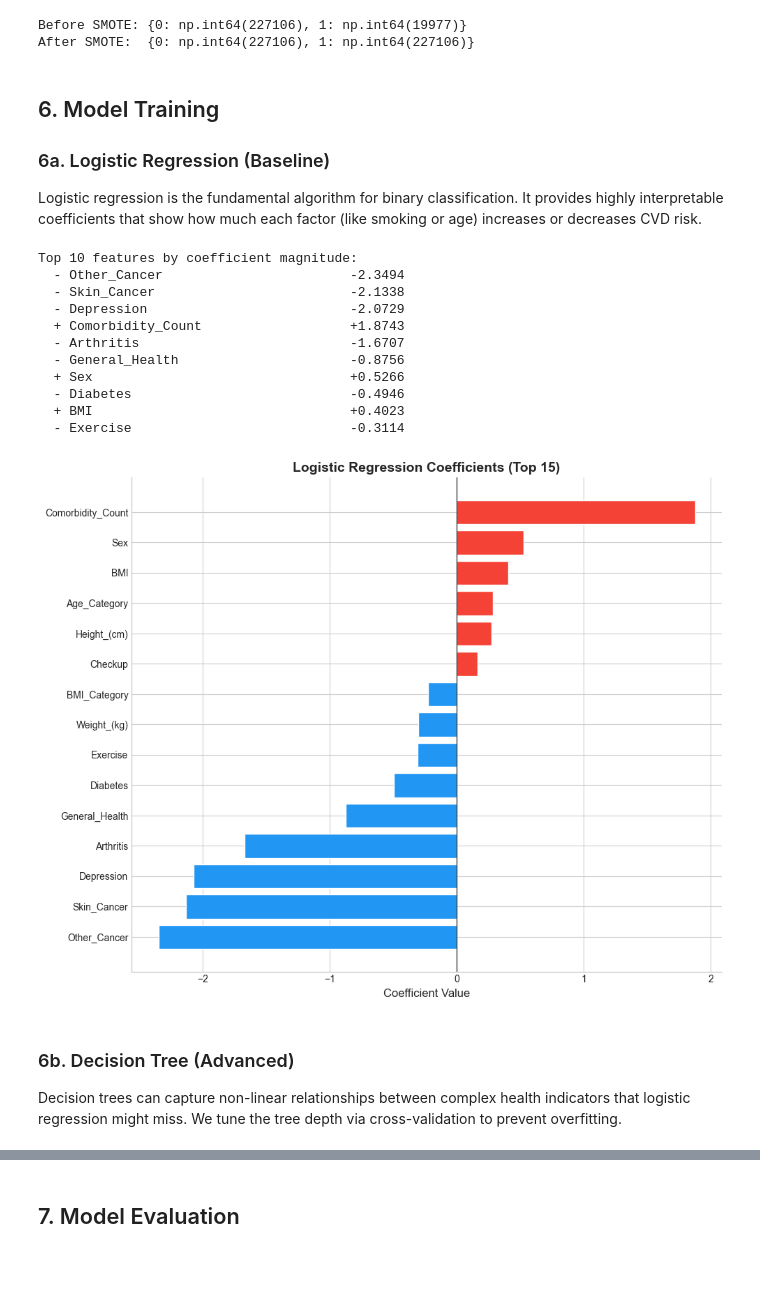
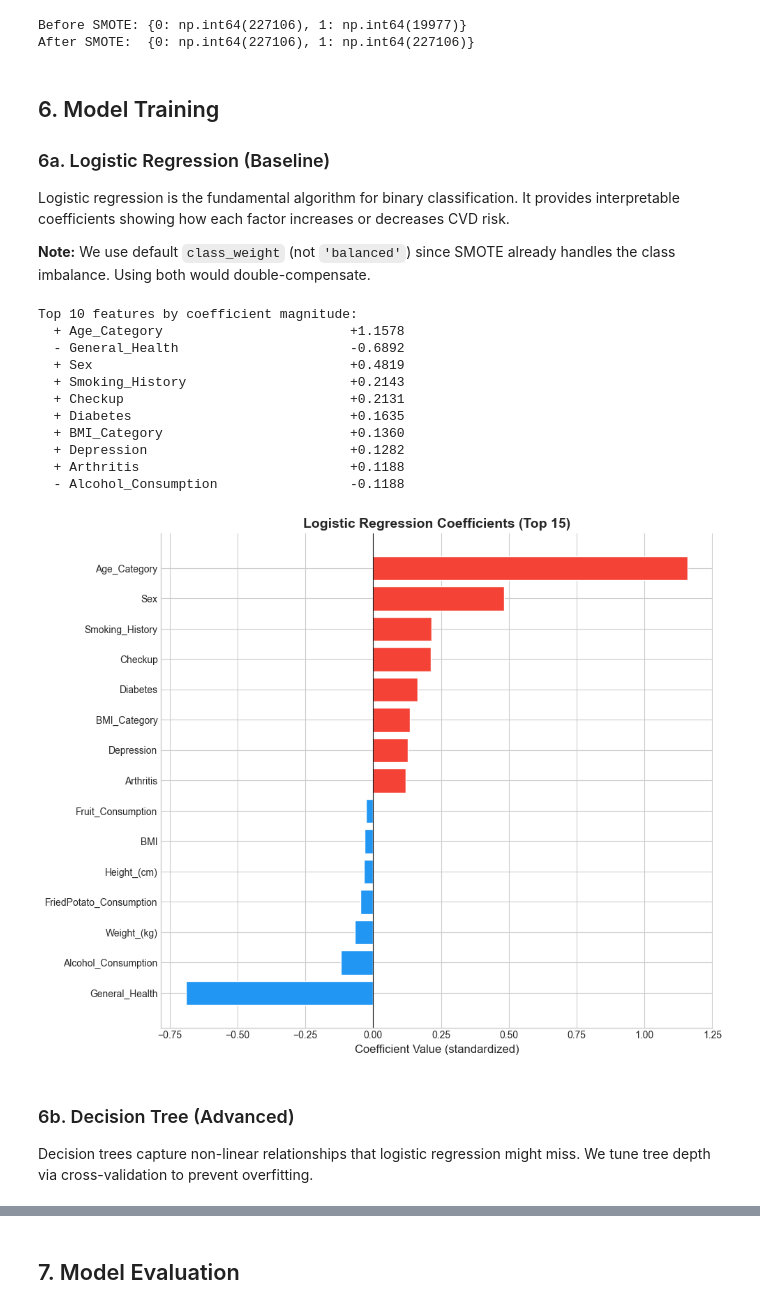
Before and after one commit to bkdevart/cardiovascular_disease_risk, a Jupyter notebook: cvd_pipeline.ipynb, the cells around one changed output, grey strips where cells are left out. Saved outputs shown, nothing was run; the diff lists cells and outputs as text; code cells hidden in the pictures; blank space fills up the shorter version.

```diff
--- a/cvd_pipeline.ipynb
+++ b/cvd_pipeline.ipynb
@@ -244,7 +249,8 @@ for col in num_cols:
     Q1 = df_proc[col].quantile(0.25)
     Q3 = df_proc[col].quantile(0.75)
     IQR = Q3 - Q1
-    lower, upper = Q1 - 1.5 * IQR, Q3 + 1.5 * IQR
+    lower = max(Q1 - 1.5 * IQR, 0)  # Floor at 0
+    upper = Q3 + 1.5 * IQR
     n_outliers = ((df_proc[col] < lower) | (df_proc[col] > upper)).sum()
     if n_outliers > 0:
         print(f"{col}: {n_outliers:,} outliers capped to [{lower:.1f}, {upper:.1f}]")
@@ -316,12 +321,11 @@ df_proc["Diabetes"] = df_proc["Diabetes"].map({
 })
 
 # Ordinal: Age_Category
-age_map = {
+df_proc["Age_Category"] = df_proc["Age_Category"].map({
     "18-24": 0, "25-29": 1, "30-34": 2, "35-39": 3, "40-44": 4,
     "45-49": 5, "50-54": 6, "55-59": 7, "60-64": 8, "65-69": 9,
     "70-74": 10, "75-79": 11, "80+": 12
-}
-df_proc["Age_Category"] = df_proc["Age_Category"].map(age_map)
+})
 
 print("Encoding complete.")
 print(f"Remaining nulls: {df_proc.isnull().sum().sum()}")
@@ -344,12 +348,6 @@ df_proc["BMI_Category"] = pd.cut(
     labels=[0, 1, 2, 3]  # Underweight, Normal, Overweight, Obese
 ).astype(float).fillna(1).astype(int)
 
-# Comorbidity Count
-disease_cols = ["Skin_Cancer", "Other_Cancer", "Depression", "Arthritis"]
-diabetes_binary = (df_proc["Diabetes"] > 0).astype(int)
-df_proc["Comorbidity_Count"] = df_proc[disease_cols].sum(axis=1) + diabetes_binary
-
-print("New features created:")
+print("New feature created:")
 print(f"  BMI_Category distribution: {df_proc['BMI_Category'].value_counts().sort_index().to_dict()}")
-print(f"  Comorbidity_Count range: {df_proc['Comorbidity_Count'].min()} - {df_proc['Comorbidity_Count'].max()}")
 # %% [output]
@@ -368,10 +367,10 @@ X_train, X_test, y_train, y_test = train_test_split(
     X, y, test_size=0.20, random_state=RANDOM_STATE, stratify=y
 )
 
-# Scale numerical features
+# Scale ALL features for comparable LR coefficients
 scaler = StandardScaler()
-X_train[num_cols] = scaler.fit_transform(X_train[num_cols])
-X_test[num_cols] = scaler.transform(X_test[num_cols])
+X_train = pd.DataFrame(scaler.fit_transform(X_train), columns=feature_names, index=X_train.index)
+X_test = pd.DataFrame(scaler.transform(X_test), columns=feature_names, index=X_test.index)
 
 print(f"Train: {X_train.shape[0]:,} samples")
 print(f"Test:  {X_test.shape[0]:,} samples")
@@ -401,53 +400,55 @@ After SMOTE:  {0: np.int64(227106), 1: np.int64(227106)}
 
 ### 6a. Logistic Regression (Baseline)
 
-Logistic regression is the fundamental algorithm for binary classification. It provides highly interpretable coefficients that show how much each factor (like smoking or age) increases or decreases CVD risk.
+Logistic regression is the fundamental algorithm for binary classification. It provides interpretable coefficients showing how each factor increases or decreases CVD risk.
+
+**Note:** We use default `class_weight` (not `'balanced'`) since SMOTE already handles the class imbalance. Using both would double-compensate.
 # %%
 lr_model = LogisticRegression(
-    max_iter=1000, class_weight="balanced", solver="lbfgs", random_state=RANDOM_STATE
+    max_iter=1000, solver="lbfgs", random_state=RANDOM_STATE
 )
 lr_model.fit(X_train_sm, y_train_sm)
 
 # Coefficient analysis
 lr_coefs = pd.DataFrame({
     "Feature": feature_names,
     "Coefficient": lr_model.coef_[0],
     "Abs_Coefficient": np.abs(lr_model.coef_[0]),
 }).sort_values("Abs_Coefficient", ascending=False)
 
 print("Top 10 features by coefficient magnitude:")
 for _, row in lr_coefs.head(10).iterrows():
     d = "+" if row["Coefficient"] > 0 else "-"
     print(f"  {d} {row['Feature']:<35} {row['Coefficient']:+.4f}")
 
 # Plot
 fig, ax = plt.subplots(figsize=(10, 8))
 top = lr_coefs.head(15).sort_values("Coefficient")
 colors = ["#F44336" if c > 0 else "#2196F3" for c in top["Coefficient"]]
 ax.barh(top["Feature"], top["Coefficient"], color=colors, edgecolor="white")
 ax.set_title("Logistic Regression Coefficients (Top 15)", fontsize=14, fontweight="bold")
-ax.set_xlabel("Coefficient Value", fontsize=12)
+ax.set_xlabel("Coefficient Value (standardized)", fontsize=12)
 ax.axvline(x=0, color="black", linewidth=0.8)
 ax.spines[["top", "right"]].set_visible(False)
 plt.tight_layout()
 plt.show()
 # %% [output]
 Top 10 features by coefficient magnitude:
-  - Other_Cancer                        -2.3494
-  - Skin_Cancer                         -2.1338
-  - Depression                          -2.0729
-  + Comorbidity_Count                   +1.8743
-  - Arthritis                           -1.6707
-  - General_Health                      -0.8756
-  + Sex                                 +0.5266
-  - Diabetes                            -0.4946
-  + BMI                                 +0.4023
-  - Exercise                            -0.3114
+  + Age_Category                        +1.1578
+  - General_Health                      -0.6892
+  + Sex                                 +0.4819
+  + Smoking_History                     +0.2143
+  + Checkup                             +0.2131
+  + Diabetes                            +0.1635
+  + BMI_Category                        +0.1360
+  + Depression                          +0.1282
+  + Arthritis                           +0.1188
+  - Alcohol_Consumption                 -0.1188
-[figure, old version]
+[figure, new version]
 # %% [markdown]
 ### 6b. Decision Tree (Advanced)
 
-Decision trees can capture non-linear relationships between complex health indicators that logistic regression might miss. We tune the tree depth via cross-validation to prevent overfitting.
+Decision trees capture non-linear relationships that logistic regression might miss. We tune tree depth via cross-validation to prevent overfitting.
 # %%
 # Tune max_depth
 cv = StratifiedKFold(n_splits=5, shuffle=True, random_state=RANDOM_STATE)
```
Also changed, not shown: parts of 20 cells of this notebook, 13 other files.
